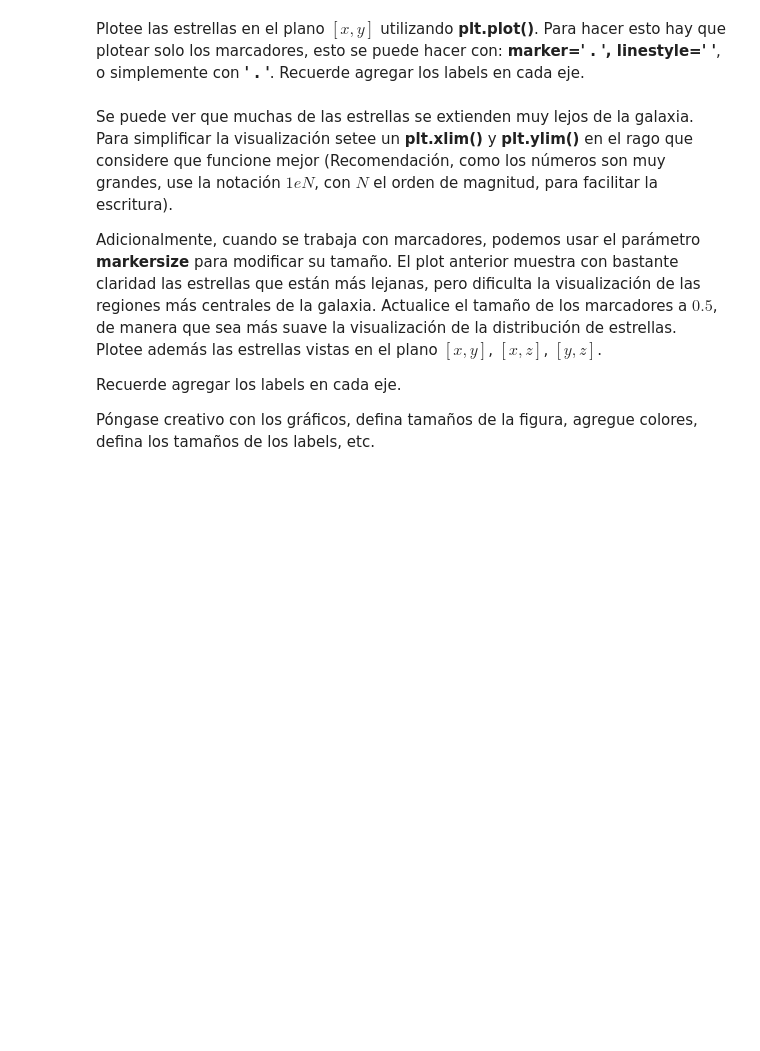
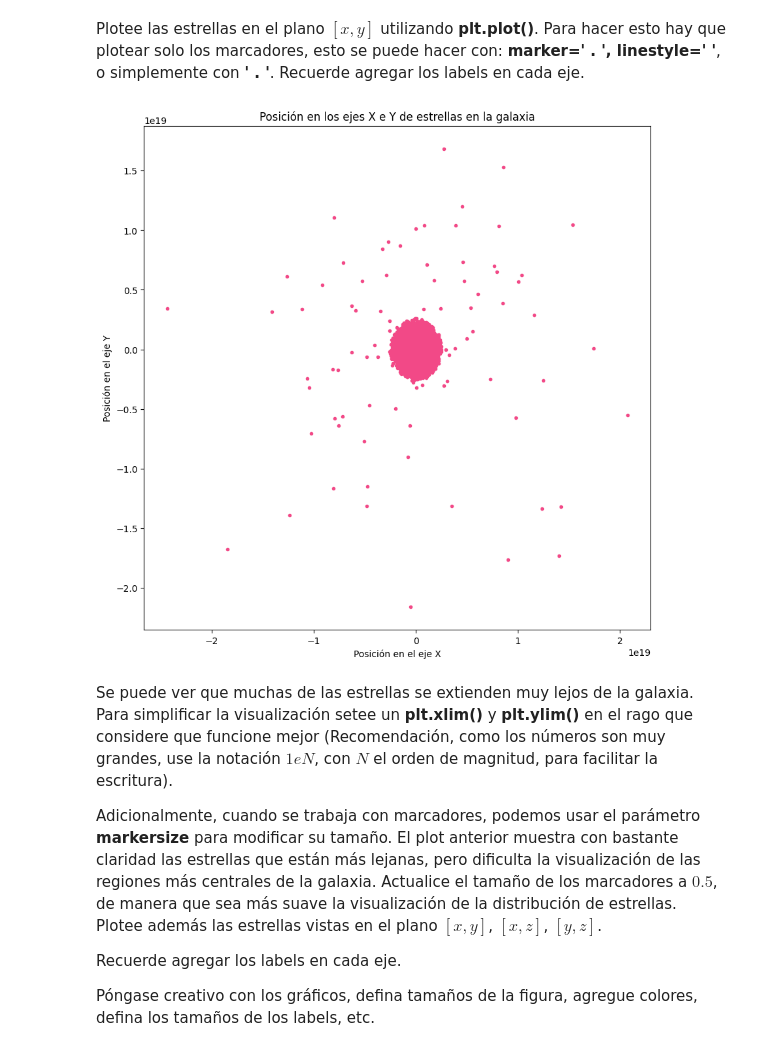
Before and after one commit to CrushinAngel/Tarea-1, a Jupyter notebook: Tarea_1.ipynb, the cells around one changed output. Drawn from its saved outputs; the diff is of its cells as text; code cells hidden in the pictures; blank space fills up the shorter version.

Commit message:
Avance hasta cálculo de Distancias y Angulos de estrellas

```diff
--- a/Tarea_1.ipynb
+++ b/Tarea_1.ipynb
@@ -490,3 +486,18 @@ z_coord =
+# %%
+x_coord = np.array(galaxy['x[m]'])
+y_coord = np.array(galaxy['y[m]'])
+z_coord = np.array(galaxy['z[m]'])
+
+plt.figure(figsize=(10, 10))
+
+plt.plot(x_coord, y_coord, color= '#f24987', marker='.', linestyle='', label= 'Estrellas en plano XY', )
+
+plt.xlabel('Posición en el eje X')
+plt.ylabel('Posición en el eje Y')
+plt.title('Posición en los ejes X e Y de estrellas en la galaxia')
+plt.show()
+# %% [output]
+[figure, added]
 # %% [markdown]
 Se puede ver que muchas de las estrellas se extienden muy lejos de la galaxia. Para simplificar la visualización setee un **plt.xlim()** y **plt.ylim()** en el rago que considere que funcione mejor (Recomendación, como los números son muy grandes, use la notación $1eN$, con $N$ el orden de magnitud, para facilitar la escritura).
 
```
Also changed, not shown: parts of 10 cells of this notebook.
